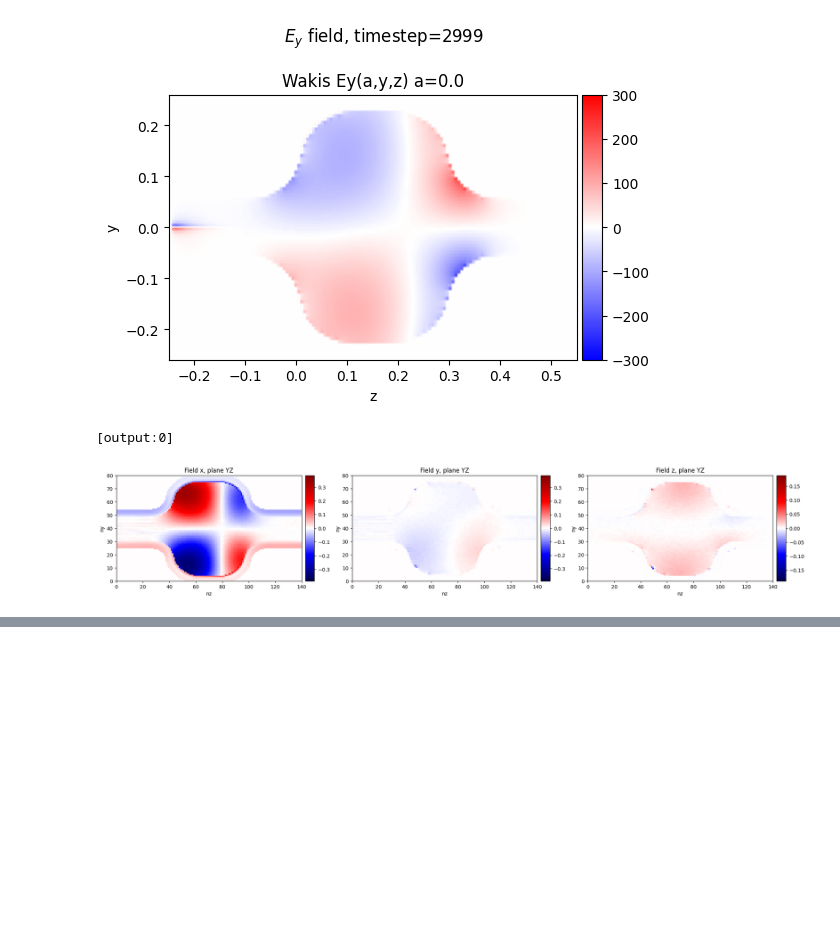
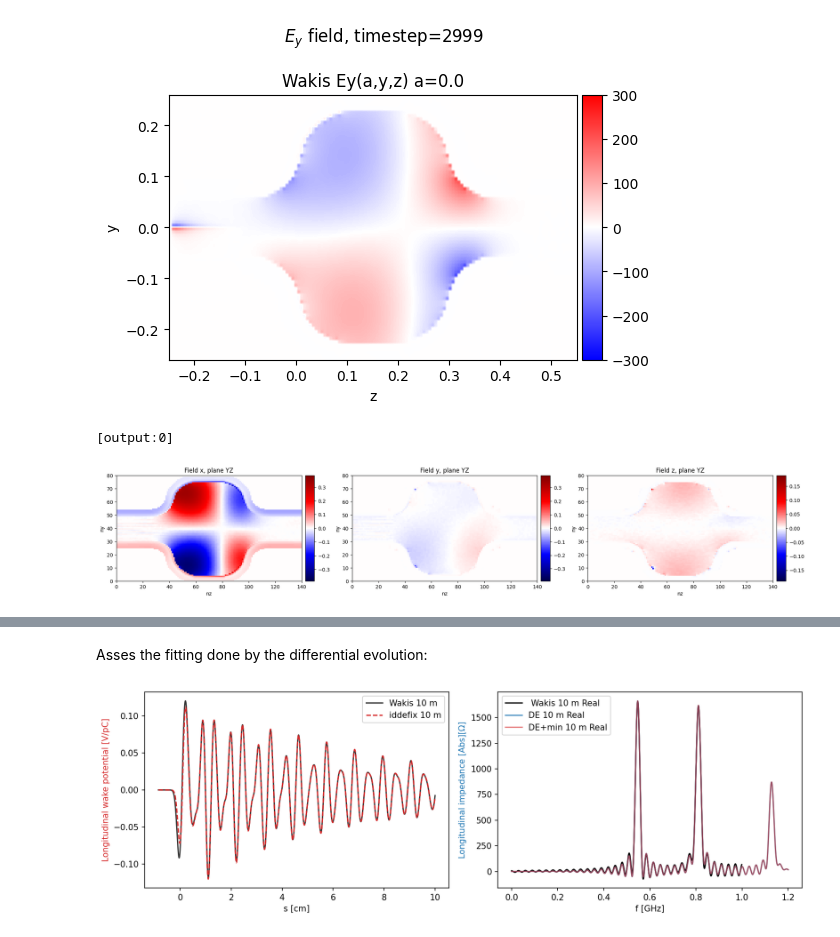
Before and after one commit to ImpedanCEI/wakis, a Jupyter notebook: notebooks/005_MPI_simulation.ipynb, the cells around one changed output, grey strips where cells are left out. Saved outputs shown, nothing was run; the diff lists cells and outputs as text; code cells hidden in the pictures; blank space fills up the shorter version.

```diff
--- a/notebooks/005_MPI_simulation.ipynb
+++ b/notebooks/005_MPI_simulation.ipynb
@@ -264,0 +379,18 @@ if rank == 0:
+# %%
+DE_model = iddefix.EvolutionaryAlgorithm(f,
+                                         Z.real,
+                                         N_resonators=bounds.N_resonators,
+                                         parameterBounds=bounds.parameterBounds,
+                                         plane='longitudinal',
+                                         fitFunction='impedance',
+                                         wake_length=wake.s[-1], # in [m]
+                                         objectiveFunction=iddefix.ObjectiveFunctions.sumOfSquaredErrorReal
+                                         )
+
+# Run the differential evolution
+DE_model.run_differential_evolution(maxiter=30000,
+                                    popsize=150,
+                                    tol=0.001,
+                                    mutation=(0.3, 0.8),
+                                    crossover_rate=0.5)
+print(DE_model.warning)
@@ -264,0 +409,2 @@ if rank == 0:
+# %%
+DE_model.run_minimization_algorithm()
@@ -264,0 +422,30 @@ if rank == 0:
+# %% [markdown]
+Asses the fitting done by the differential evolution:
+# %%
+# Retrieve partially decayed wake portential (30 m)
+WP_pd = DE_model.get_wake_potential(wake.s/c, sigma=10e-2/c)
+
+# Retreieve partially decayed  fittted impedance
+f_pd = np.linspace(0, 1.2e9, 10000)
+Z_pd = DE_model.get_impedance_from_fitFunction(f_pd, use_minimization=False)  # use only evolutionary parameters
+Z_pd_min = DE_model.get_impedance_from_fitFunction(f_pd, use_minimization=True) # use minimization parameters
+
+# Plot comparison
+fig1, ax = plt.subplots(1,2, figsize=[12,4], dpi=150)
+ax[0].plot(wake.s, wake.WP, c='k', alpha=0.8,label='Wakis 10 m')
+ax[0].plot(wake.s, -WP_pd*1e-12, c='tab:red', lw=1.5, label='iddefix 10 m', ls='--')
+ax[0].set_xlabel('s [cm]')
+ax[0].set_ylabel('Longitudinal wake potential [V/pC]', color='tab:red')
+ax[0].legend()
+
+ax[1].plot(wake.f*1e-9, np.real(wake.Z), ls='-', c='k', lw=1.5, label=' Wakis 10 m Real')
+ax[1].plot(f_pd*1e-9, np.real(Z_pd), ls='-', c='tab:blue', alpha=0.8, lw=1.5, label='DE 10 m Real')
+ax[1].plot(f_pd*1e-9, np.real(Z_pd_min), ls='-', c='tab:red', alpha=0.6, lw=1.5, label='DE+min 10 m Real')
+
+ax[1].set_xlabel('f [GHz]')
+ax[1].set_ylabel('Longitudinal impedance [Abs][$\Omega$]', color='tab:blue')
+ax[1].legend()
+
+fig1.tight_layout()
+# %% [output]
+[figure, added]
```
Also changed, not shown: parts of 23 cells of this notebook.
